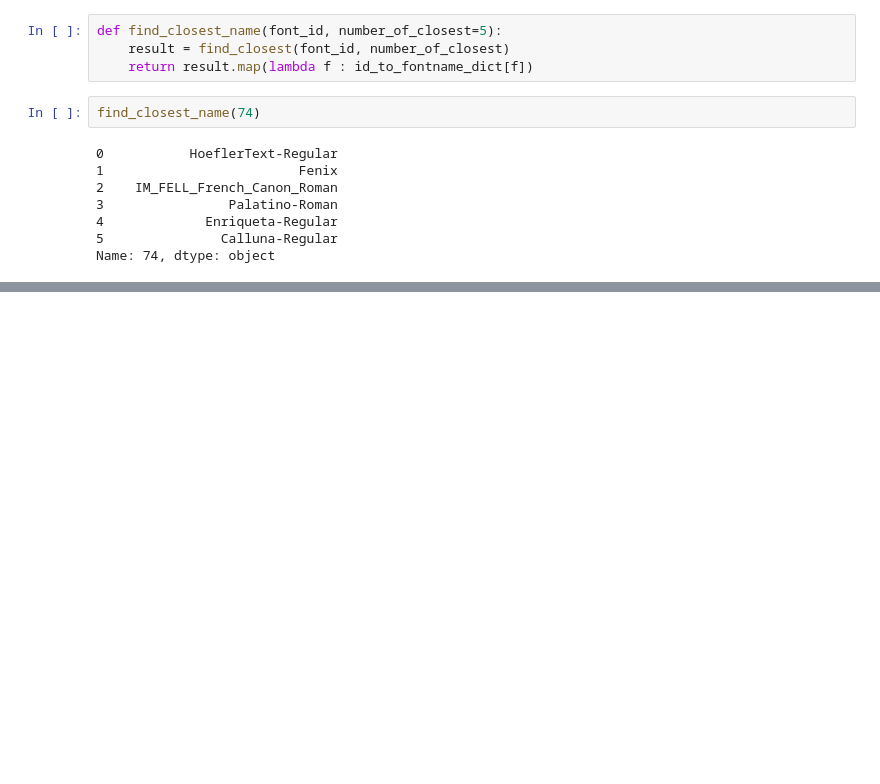
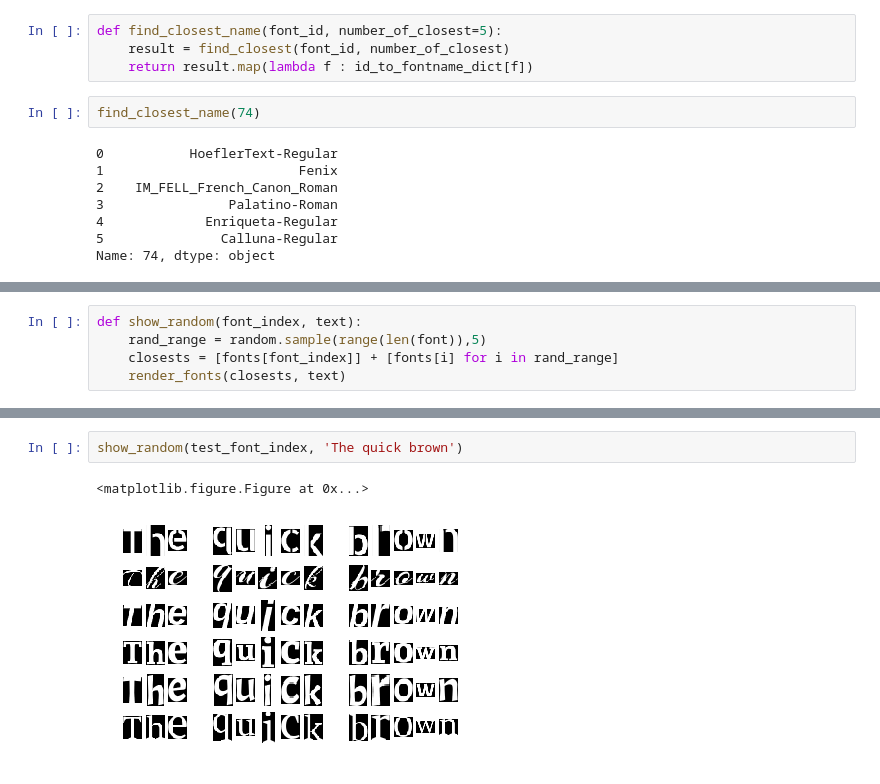
Before and after one commit to ahorjia/FontClassifier, a Jupyter notebook: Features/Features.ipynb, the cells around one changed output, grey strips where cells are left out. Drawn from its saved outputs; the diff is of its cells as text; blank space fills up the shorter version.

```diff
--- a/Features/Features.ipynb
+++ b/Features/Features.ipynb
@@ -413,0 +490,5 @@ f1
+# %%
+def show_random(font_index, text):
+    rand_range = random.sample(range(len(font)),5)
+    closests = [fonts[font_index]] + [fonts[i] for i in rand_range]
+    render_fonts(closests, text)
@@ -413,0 +508,5 @@ f1
+# %%
+show_random(test_font_index, 'The quick brown')
+# %% [output]
+<matplotlib.figure.Figure at 0x...>
+[figure, added]
```
Also changed, not shown: parts of 21 cells of this notebook.
